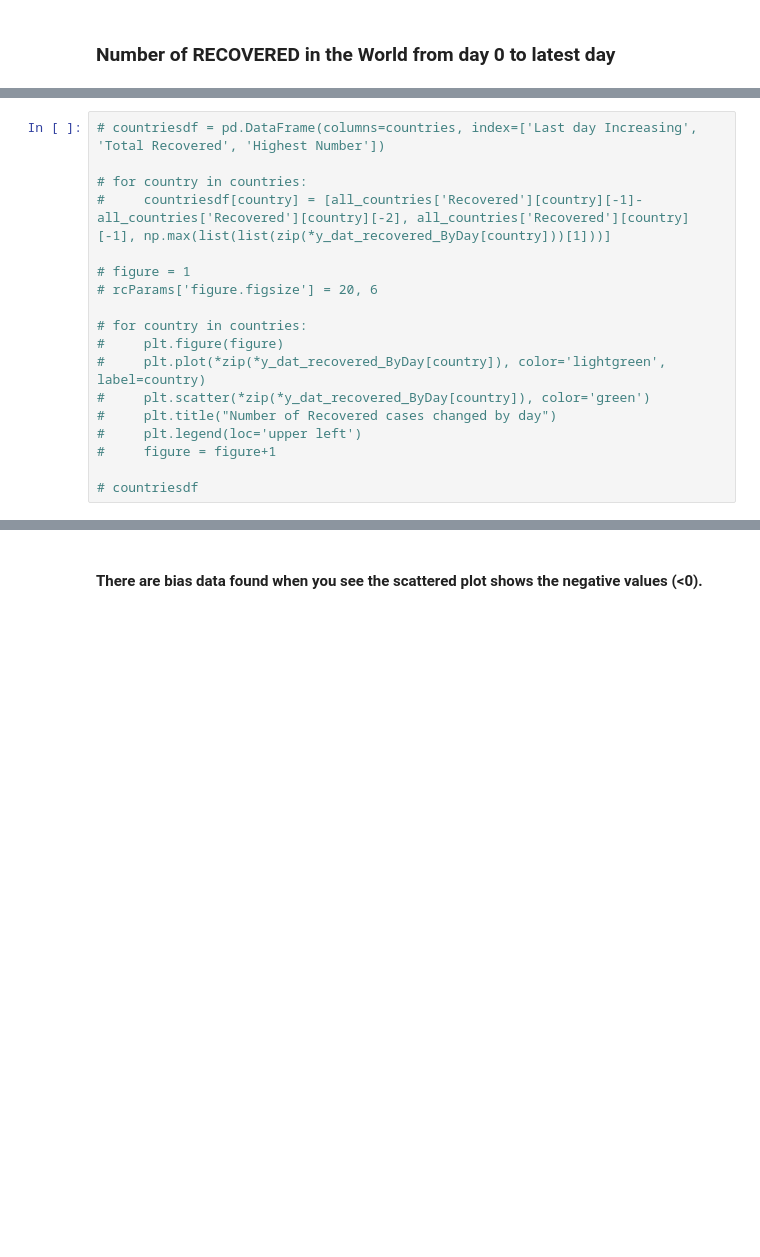
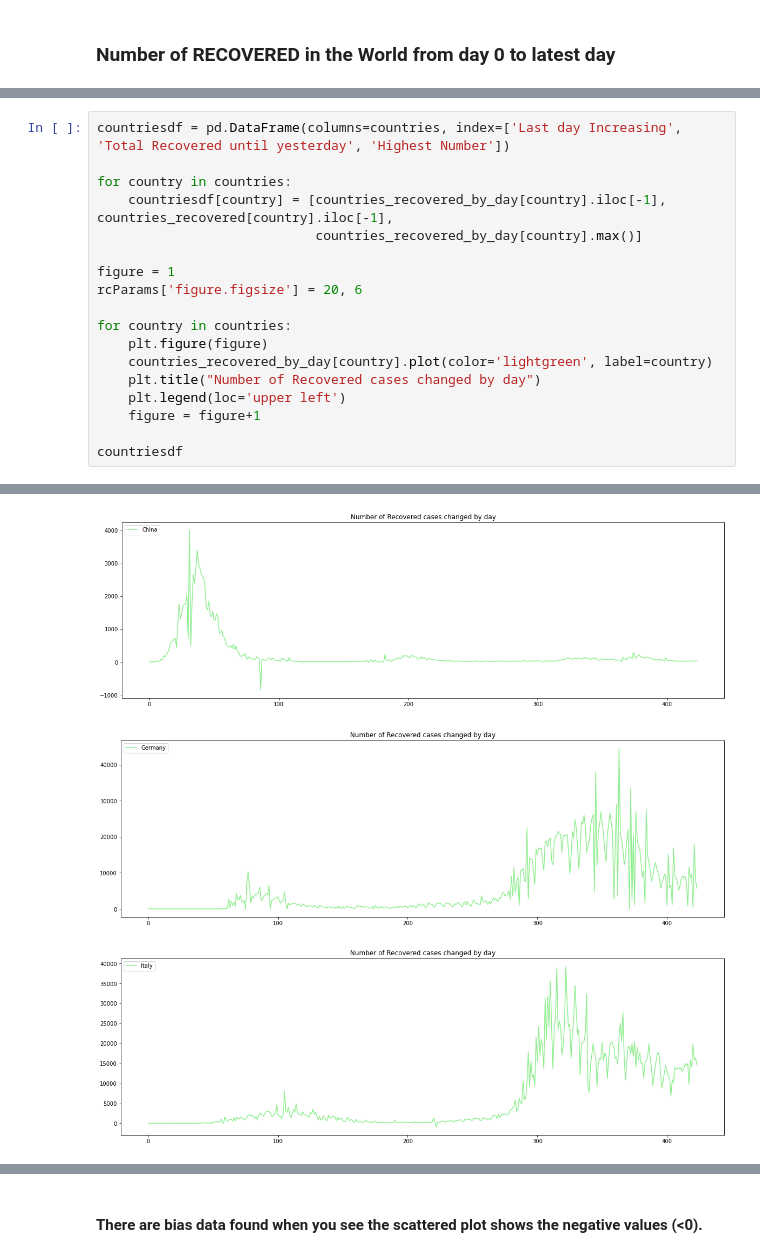
Before and after one commit to lphan/ML-Practices, a Jupyter notebook: 18_Covid-19/18_Covid-19_recovered.ipynb, the cells around one changed output, grey strips where cells are left out. Cells and saved outputs as stored; diff of their text form; blank space fills up the shorter version.

```diff
--- a/18_Covid-19/18_Covid-19_recovered.ipynb
+++ b/18_Covid-19/18_Covid-19_recovered.ipynb
@@ -118,18 +108,19 @@ countries_recovered[countries]
 # %%
-# countriesdf = pd.DataFrame(columns=countries, index=['Last day Increasing', 'Total Recovered', 'Highest Number'])
+countriesdf = pd.DataFrame(columns=countries, index=['Last day Increasing', 'Total Recovered until yesterday', 'Highest Number'])
 
-# for country in countries:
-#     countriesdf[country] = [all_countries['Recovered'][country][-1]-all_countries['Recovered'][country][-2], all_countries['Recovered'][country][-1], np.max(list(list(zip(*y_dat_recovered_ByDay[country]))[1]))]
+for country in countries:
+    countriesdf[country] = [countries_recovered_by_day[country].iloc[-1], countries_recovered[country].iloc[-1],
+                            countries_recovered_by_day[country].max()]
 
-# figure = 1
-# rcParams['figure.figsize'] = 20, 6
+figure = 1
+rcParams['figure.figsize'] = 20, 6
 
-# for country in countries:
-#     plt.figure(figure)
-#     plt.plot(*zip(*y_dat_recovered_ByDay[country]), color='lightgreen', label=country)
-#     plt.scatter(*zip(*y_dat_recovered_ByDay[country]), color='green')
-#     plt.title("Number of Recovered cases changed by day")
-#     plt.legend(loc='upper left')
-#     figure = figure+1
+for country in countries:
+    plt.figure(figure)
+    countries_recovered_by_day[country].plot(color='lightgreen', label=country)
+    plt.title("Number of Recovered cases changed by day")
+    plt.legend(loc='upper left')
+    figure = figure+1
 
-# countriesdf
+countriesdf
+# %% [output]
@@ -135,0 +131,3 @@ countries_recovered[countries]
+[figure, added]
+[figure, added]
+[figure, added]
```
Also changed, not shown: parts of 8 cells of this notebook, 15 other files.
